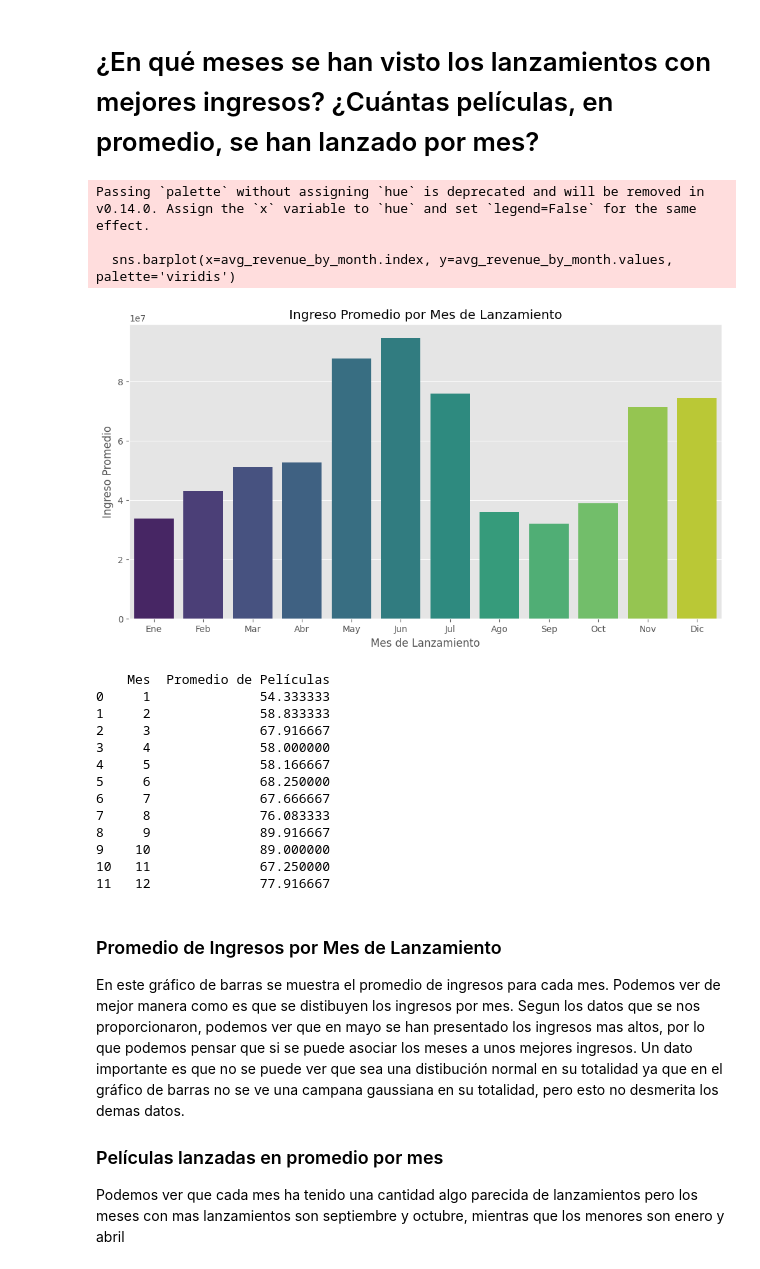
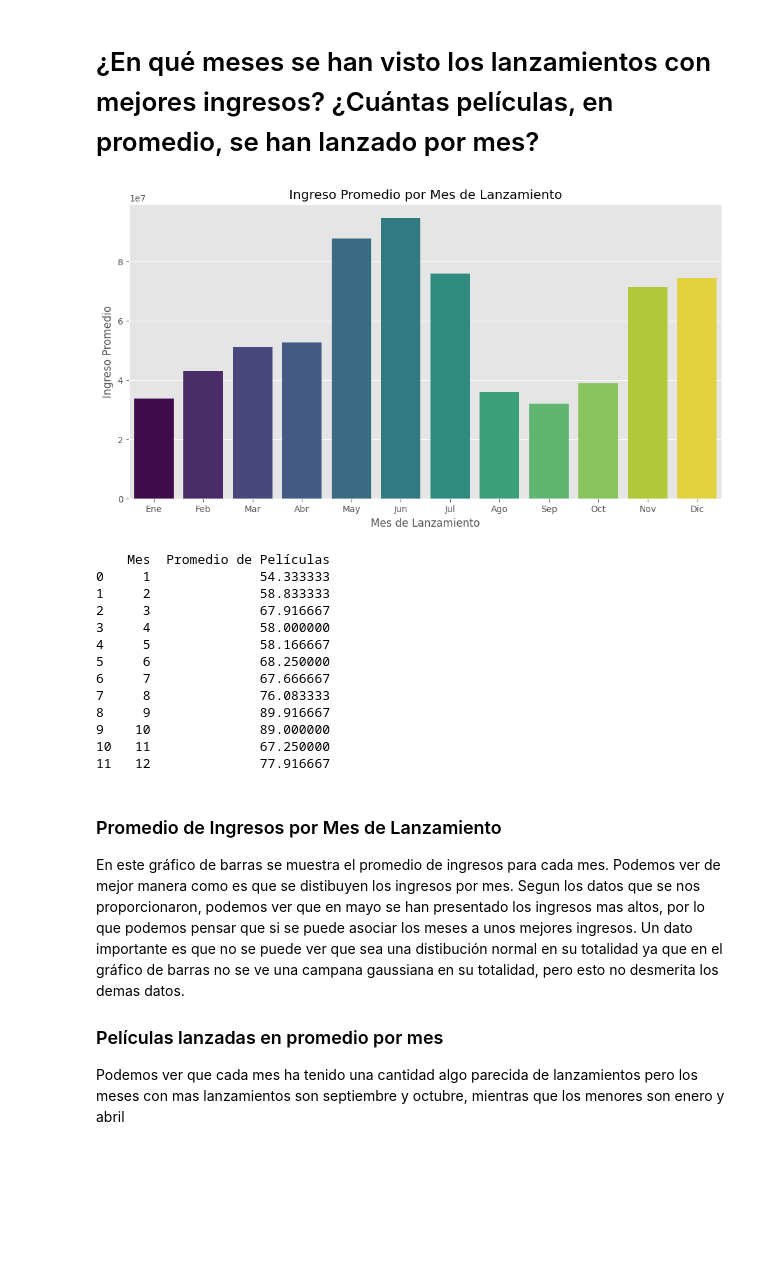
Before and after one commit to bl33h/moviesExploratoryAnalysis, a Jupyter notebook: movies.ipynb, the cells around one changed output. Drawn from its saved outputs; the diff is of its cells as text; code cells hidden in the pictures; blank space fills up the shorter version.

```diff
--- a/movies.ipynb
+++ b/movies.ipynb
@@ -621,40 +618,37 @@ En este gráfico de barras se muestra el promedio de ingresos para cada mes. En
 # %%
 df['releaseMonth'] = pd.to_datetime(df['releaseDate']).dt.month
 
 # Gráfico de barras para el ingreso promedio por mes
 avg_revenue_by_month = df.groupby('releaseMonth')['revenue'].mean()
 plt.figure(figsize=(12, 6))
-sns.barplot(x=avg_revenue_by_month.index, y=avg_revenue_by_month.values, palette='viridis')
+sns.barplot(x=avg_revenue_by_month.index, y=avg_revenue_by_month.values, palette='viridis', hue=avg_revenue_by_month.index, legend=False)
 plt.title('Ingreso Promedio por Mes de Lanzamiento')
 plt.xlabel('Mes de Lanzamiento')
 plt.ylabel('Ingreso Promedio')
 plt.xticks(ticks=range(0, 12), labels=['Ene', 'Feb', 'Mar', 'Abr', 'May', 'Jun', 'Jul', 'Ago', 'Sep', 'Oct', 'Nov', 'Dic'])
 plt.show()
 
 # Cálculo del promedio de películas lanzadas por mes
 avg_movies_per_month = df['releaseMonth'].value_counts().sort_index() / 12
 avg_movies_per_month = avg_movies_per_month.rename_axis('Mes').reset_index()
 avg_movies_per_month.columns = ['Mes', 'Promedio de Películas']
 
 print(avg_movies_per_month)
 # %% [output]
+[figure]
-Passing `palette` without assigning `hue` is deprecated and will be removed in v0.14.0. Assign the `x` variable to `hue` and set `legend=False` for the same effect.
-
-  sns.barplot(x=avg_revenue_by_month.index, y=avg_revenue_by_month.values, palette='viridis')
+    Mes  Promedio de Películas
+0     1              54.333333
+1     2              58.833333
+2     3              67.916667
+3     4              58.000000
+4     5              58.166667
+5     6              68.250000
+6     7              67.666667
+7     8              76.083333
+8     9              89.916667
+9    10              89.000000
+10   11              67.250000
+11   12              77.916667
-[figure]
-    Mes  Promedio de Películas
-0     1              54.333333
-1     2              58.833333
-2     3              67.916667
-3     4              58.000000
-4     5              58.166667
-5     6              68.250000
-6     7              67.666667
-7     8              76.083333
-8     9              89.916667
-9    10              89.000000
-10   11              67.250000
-11   12              77.916667
 # %% [markdown]
 ### Promedio de Ingresos por Mes de Lanzamiento
 En este gráfico de barras se muestra el promedio de ingresos para cada mes. Podemos ver de mejor manera como es que se distibuyen los ingresos por mes. Segun los datos que se nos proporcionaron, podemos ver que en mayo se han presentado los ingresos mas altos, por lo que podemos pensar que si se puede asociar los meses a unos mejores ingresos. Un dato importante es que no se puede ver que sea una distibución normal en su totalidad ya que en el gráfico de barras no se ve una campana gaussiana en su totalidad, pero esto no desmerita los demas datos.
```
Also changed, not shown: parts of 10 cells of this notebook.
